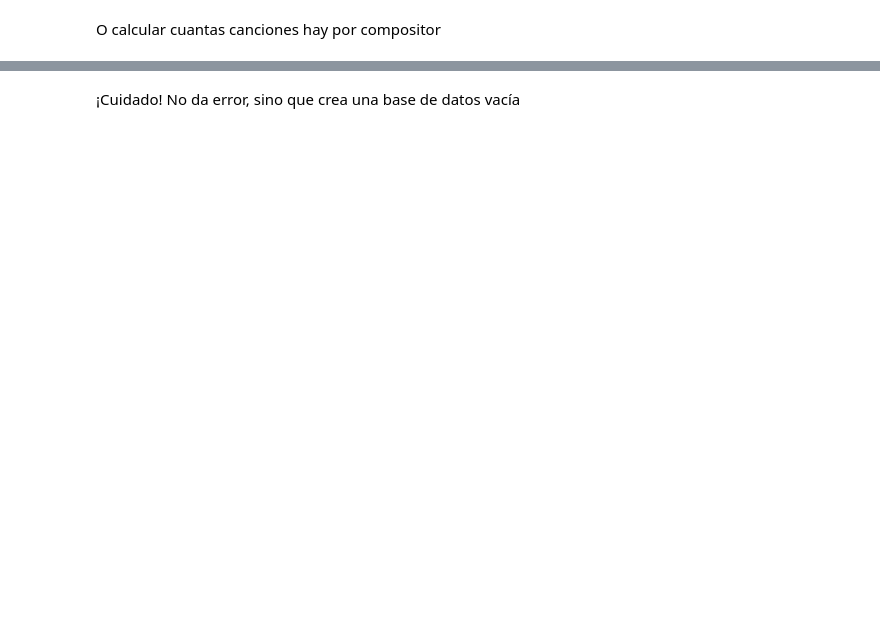
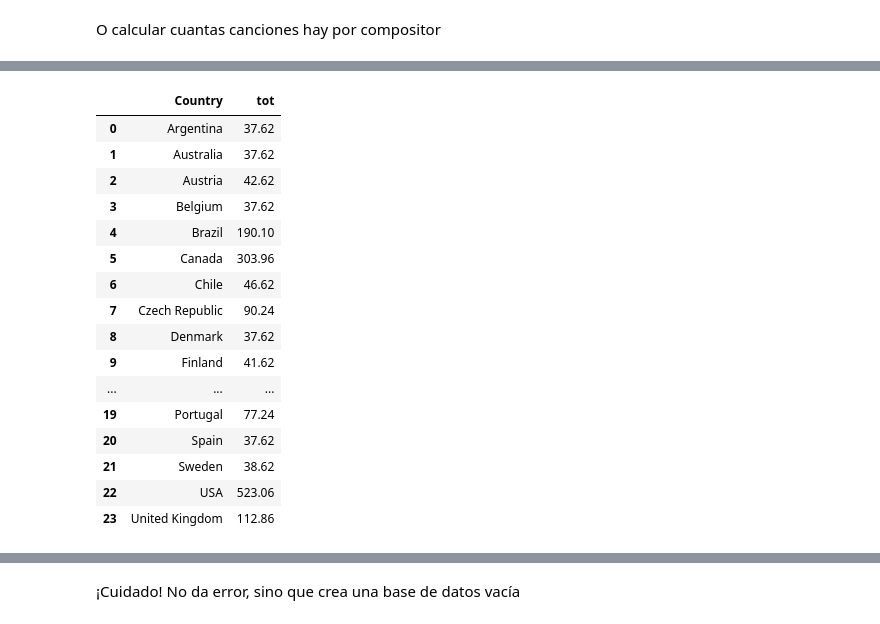
Before and after one commit to Andrea3677/ONLINE_DS_THEBRIDGE_OK, a Jupyter notebook: 2-Data_Analysis/8-BBDD/SQL/Teoria/SQL_Python/SQL_Python.ipynb, the cells around one changed output, grey strips where cells are left out. Cells and saved outputs as stored; diff of their text form; code cells hidden in the pictures; blank space fills up the shorter version.

```diff
--- a/2-Data_Analysis/8-BBDD/SQL/Teoria/SQL_Python/SQL_Python.ipynb
+++ b/2-Data_Analysis/8-BBDD/SQL/Teoria/SQL_Python/SQL_Python.ipynb
@@ -489,16 +720,35 @@ sql_query(query)
 # %%
 query = '''
-SELECT c.Country, SUM(t.UnitPrice) as tot FROM customers as c
+SELECT c.Country, SUM(t.UnitPrice) as tot
+FROM customers as c
 LEFT JOIN Invoices as i
 ON c.CustomerId = i.CustomerId
 LEFT JOIN Invoice_Items as ii
 ON i.InvoiceId = ii.InvoiceId
 LEFT JOIN tracks as t
 ON ii.TrackId = t.TrackId
 GROUP BY c.Country;
 '''
 
 sql_query(query)
+# %% [output]
+|  | Country | tot |
+| 0 | Argentina | 37.62 |
+| 1 | Australia | 37.62 |
+| 2 | Austria | 42.62 |
+| 3 | Belgium | 37.62 |
+| 4 | Brazil | 190.10 |
+| 5 | Canada | 303.96 |
+| 6 | Chile | 46.62 |
+| 7 | Czech Republic | 90.24 |
+| 8 | Denmark | 37.62 |
+| 9 | Finland | 41.62 |
+| ... | ... | ... |
+| 19 | Portugal | 77.24 |
+| 20 | Spain | 37.62 |
+| 21 | Sweden | 38.62 |
+| 22 | USA | 523.06 |
+| 23 | United Kingdom | 112.86 |
 # %% [markdown]
 <table align="left">
  <tr><td width="80"><img src="./img/error.png" style="width:auto;height:auto"></td>
```
Also changed, not shown: parts of 34 cells of this notebook, 18 other files.
